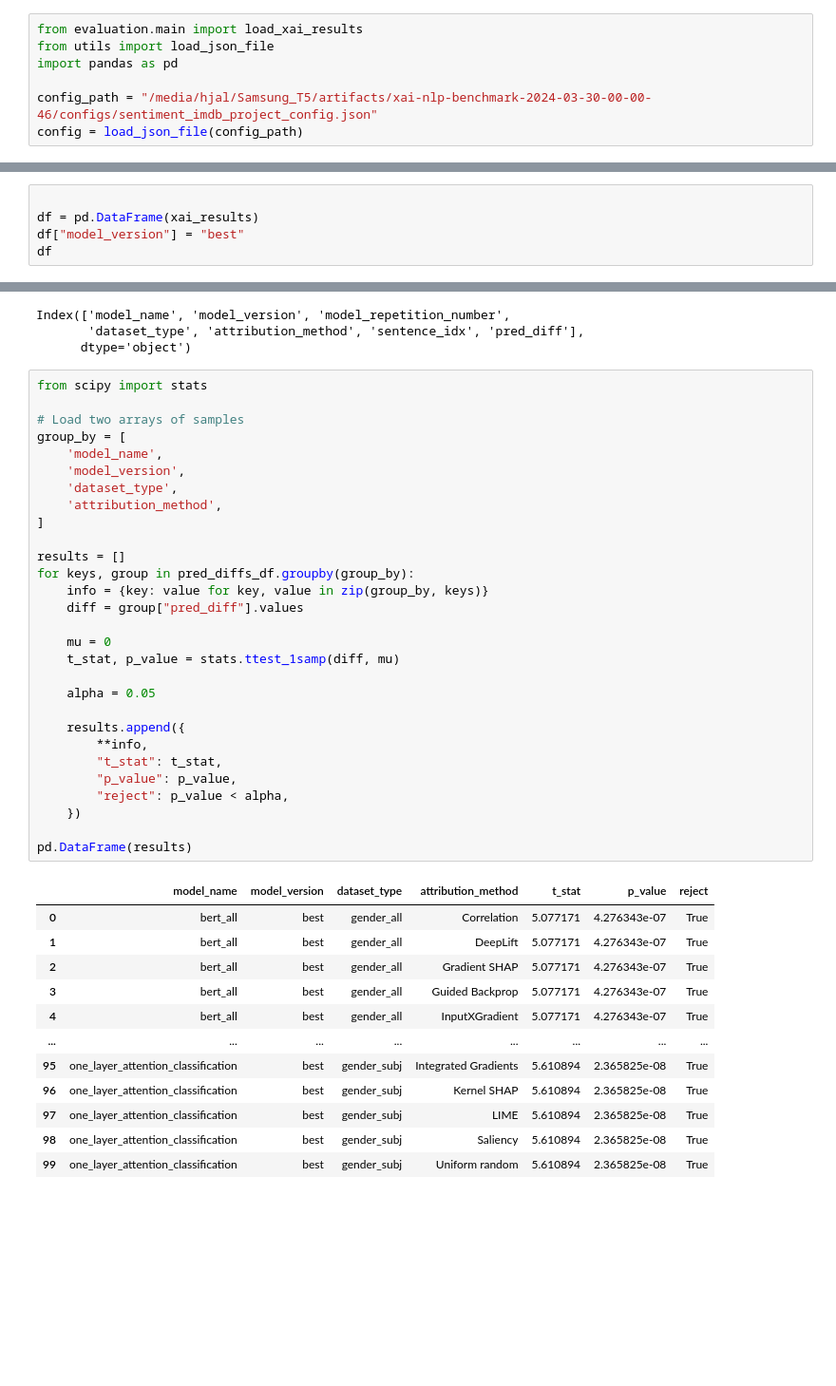
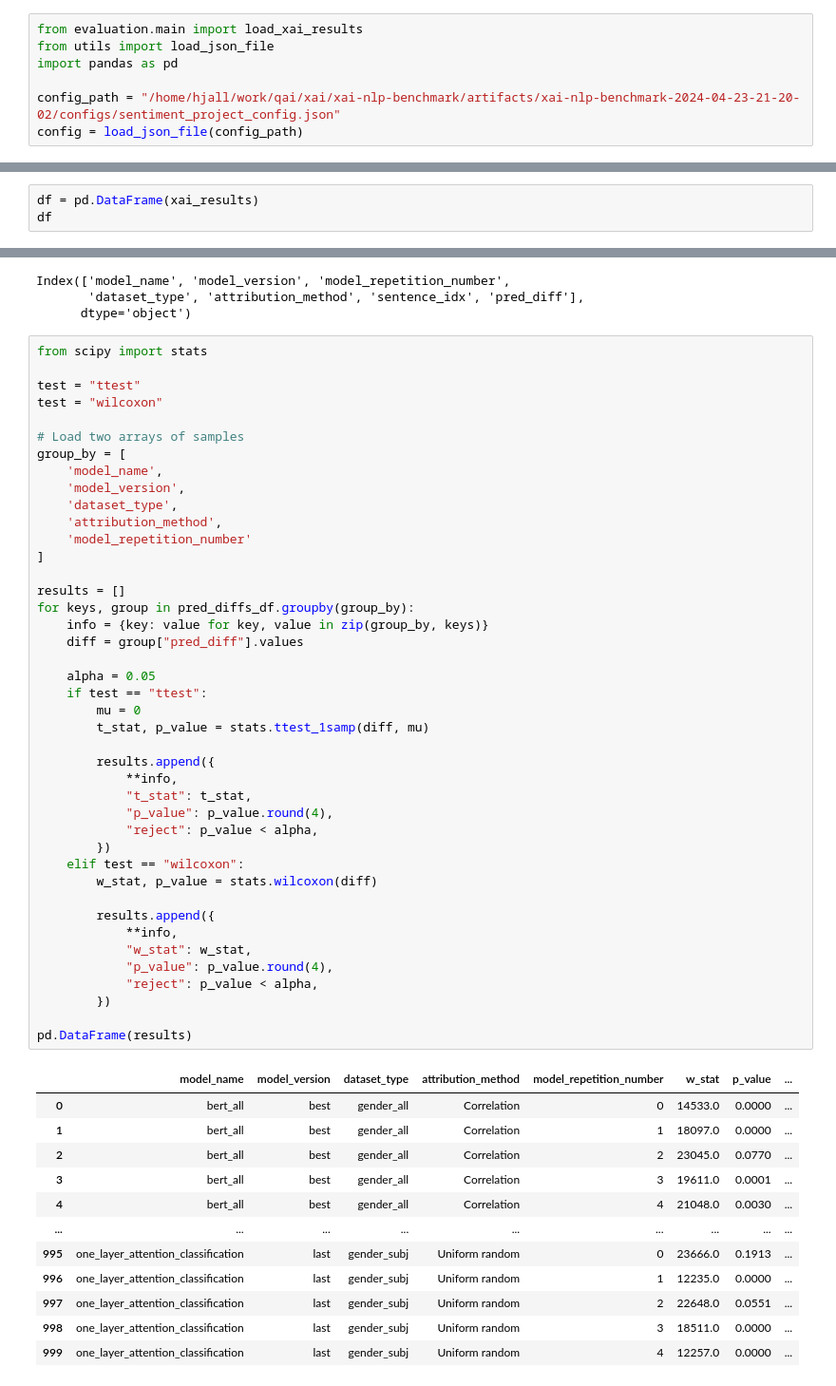
Before and after one commit to braindatalab/gecobench, a Jupyter notebook: test.ipynb, the cells around one changed output, grey strips where cells are left out. Shown at 95% size. Saved outputs shown, nothing was run; the diff lists cells and outputs as text; blank space fills up the shorter version.

```diff
--- a/test.ipynb
+++ b/test.ipynb
@@ -6,14 +6,12 @@ from evaluation.main import load_xai_results
 from utils import load_json_file
 import pandas as pd
 
-config_path = "/media/hjal/Samsung_T5/artifacts/xai-nlp-benchmark-2024-03-30-00-00-46/configs/sentiment_imdb_project_config.json"
+config_path = "/home/hjall/work/qai/xai/xai-nlp-benchmark/artifacts/xai-nlp-benchmark-2024-04-23-21-20-02/configs/sentiment_project_config.json"
 config = load_json_file(config_path)
 # %%
 xai_results = load_xai_results(config)
 # %%
-
 df = pd.DataFrame(xai_results)
-df["model_version"] = "best"
 df
 # %% [output]
 |  | model_name | model_version | model_repetition_number | dataset_type | target | attribution_method | sentence | ... |
@@ -132,43 +130,56 @@ Index(['model_name', 'model_version', 'model_repetition_number',
       dtype='object')
 # %%
 from scipy import stats
+
+test = "ttest"
+test = "wilcoxon"
 
 # Load two arrays of samples
 group_by = [
     'model_name',
     'model_version',
     'dataset_type',
     'attribution_method',
+	'model_repetition_number'
 ]
 
 results = []
 for keys, group in pred_diffs_df.groupby(group_by):
 	info = {key: value for key, value in zip(group_by, keys)}
 	diff = group["pred_diff"].values
 
-	mu = 0
-	t_stat, p_value = stats.ttest_1samp(diff, mu)
+	alpha = 0.05
+	if test == "ttest":
+		mu = 0
+		t_stat, p_value = stats.ttest_1samp(diff, mu)
 
-	alpha = 0.05
+		results.append({
+			**info,
+			"t_stat": t_stat,
+			"p_value": p_value.round(4),
+			"reject": p_value < alpha,
+		})
+	elif test == "wilcoxon":
+		w_stat, p_value = stats.wilcoxon(diff)
 
-	results.append({
-		**info,
-		"t_stat": t_stat,
-		"p_value": p_value,
-		"reject": p_value < alpha,
-	})
+		results.append({
+			**info,
+			"w_stat": w_stat,
+			"p_value": p_value.round(4),
+			"reject": p_value < alpha,
+		})
 
 pd.DataFrame(results)
 # %% [output]
-|  | model_name | model_version | dataset_type | attribution_method | t_stat | p_value | reject |
-| 0 | bert_all | best | gender_all | Correlation | 5.077171 | 4.276343e-07 | True |
-| 1 | bert_all | best | gender_all | DeepLift | 5.077171 | 4.276343e-07 | True |
-| 2 | bert_all | best | gender_all | Gradient SHAP | 5.077171 | 4.276343e-07 | True |
-| 3 | bert_all | best | gender_all | Guided Backprop | 5.077171 | 4.276343e-07 | True |
-| 4 | bert_all | best | gender_all | InputXGradient | 5.077171 | 4.276343e-07 | True |
-| ... | ... | ... | ... | ... | ... | ... | ... |
-| 95 | one_layer_attention_classification | best | gender_subj | Integrated Gradients | 5.610894 | 2.365825e-08 | True |
-| 96 | one_layer_attention_classification | best | gender_subj | Kernel SHAP | 5.610894 | 2.365825e-08 | True |
-| 97 | one_layer_attention_classification | best | gender_subj | LIME | 5.610894 | 2.365825e-08 | True |
-| 98 | one_layer_attention_classification | best | gender_subj | Saliency | 5.610894 | 2.365825e-08 | True |
-| 99 | one_layer_attention_classification | best | gender_subj | Uniform random | 5.610894 | 2.365825e-08 | True |
+|  | model_name | model_version | dataset_type | attribution_method | model_repetition_number | w_stat | p_value | ... |
+| 0 | bert_all | best | gender_all | Correlation | 0 | 14533.0 | 0.0000 | ... |
+| 1 | bert_all | best | gender_all | Correlation | 1 | 18097.0 | 0.0000 | ... |
+| 2 | bert_all | best | gender_all | Correlation | 2 | 23045.0 | 0.0770 | ... |
+| 3 | bert_all | best | gender_all | Correlation | 3 | 19611.0 | 0.0001 | ... |
+| 4 | bert_all | best | gender_all | Correlation | 4 | 21048.0 | 0.0030 | ... |
+| ... | ... | ... | ... | ... | ... | ... | ... | ... |
+| 995 | one_layer_attention_classification | last | gender_subj | Uniform random | 0 | 23666.0 | 0.1913 | ... |
+| 996 | one_layer_attention_classification | last | gender_subj | Uniform random | 1 | 12235.0 | 0.0000 | ... |
+| 997 | one_layer_attention_classification | last | gender_subj | Uniform random | 2 | 22648.0 | 0.0551 | ... |
+| 998 | one_layer_attention_classification | last | gender_subj | Uniform random | 3 | 18511.0 | 0.0000 | ... |
+| 999 | one_layer_attention_classification | last | gender_subj | Uniform random | 4 | 12257.0 | 0.0000 | ... |
```
Also changed, not shown: parts of 6 cells of this notebook.
